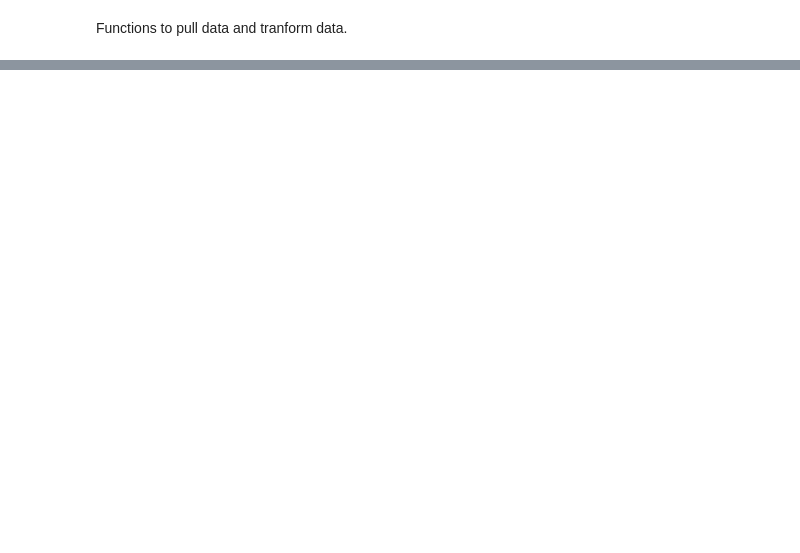
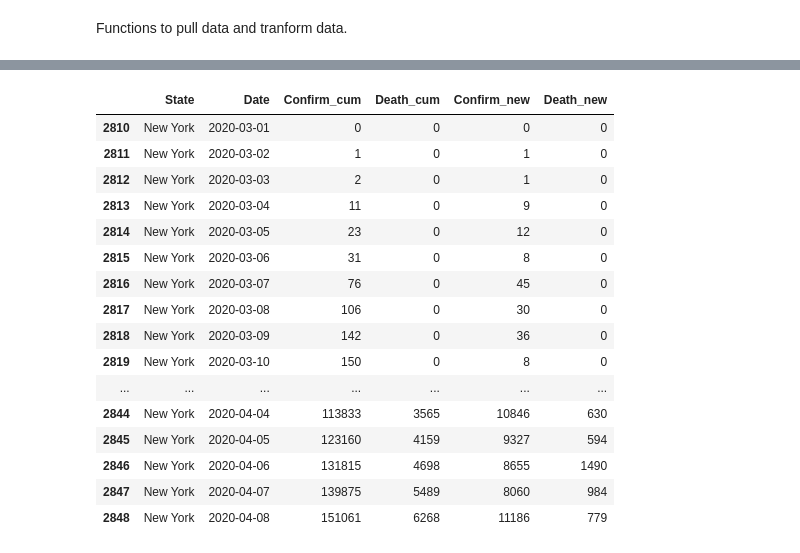
Before and after one commit to xdderekchen/ML, a Jupyter notebook: EDA_JH_COVID19.ipynb, the cells around one changed output, grey strips where cells are left out. Cells and saved outputs as stored; diff of their text form; code cells hidden in the pictures; blank space fills up the shorter version.

```diff
--- a/EDA_JH_COVID19.ipynb
+++ b/EDA_JH_COVID19.ipynb
@@ -177,0 +422,38 @@ df_us
+# %%
+import matplotlib.pyplot as plt
+
+#fig,ax = plt.subplots(figsize=(16, 10))
+
+NY_data = state_data[state_data.State=='New York']
+NY_data
+
+MD_data = state_data[state_data.State=='Maryland']
+MD_data
+
+VA_data = state_data[state_data.State=='Virginia']
+VA_data
+
+NY_data
+
+NJ_data = state_data[state_data.State=='New Jersey']
+NY_data
+#Data_Death    = read_JH_TS_file_US(US_File_Death, True)
+#Data_Death[Data_Death.State=='New York']
+# %% [output]
+|  | State | Date | Confirm_cum | Death_cum | Confirm_new | Death_new |
+| 2810 | New York | 2020-03-01 | 0 | 0 | 0 | 0 |
+| 2811 | New York | 2020-03-02 | 1 | 0 | 1 | 0 |
+| 2812 | New York | 2020-03-03 | 2 | 0 | 1 | 0 |
+| 2813 | New York | 2020-03-04 | 11 | 0 | 9 | 0 |
+| 2814 | New York | 2020-03-05 | 23 | 0 | 12 | 0 |
+| 2815 | New York | 2020-03-06 | 31 | 0 | 8 | 0 |
+| 2816 | New York | 2020-03-07 | 76 | 0 | 45 | 0 |
+| 2817 | New York | 2020-03-08 | 106 | 0 | 30 | 0 |
+| 2818 | New York | 2020-03-09 | 142 | 0 | 36 | 0 |
+| 2819 | New York | 2020-03-10 | 150 | 0 | 8 | 0 |
+| ... | ... | ... | ... | ... | ... | ... |
+| 2844 | New York | 2020-04-04 | 113833 | 3565 | 10846 | 630 |
+| 2845 | New York | 2020-04-05 | 123160 | 4159 | 9327 | 594 |
+| 2846 | New York | 2020-04-06 | 131815 | 4698 | 8655 | 1490 |
+| 2847 | New York | 2020-04-07 | 139875 | 5489 | 8060 | 984 |
+| 2848 | New York | 2020-04-08 | 151061 | 6268 | 11186 | 779 |
```
Also changed, not shown: parts of 17 cells of this notebook.
